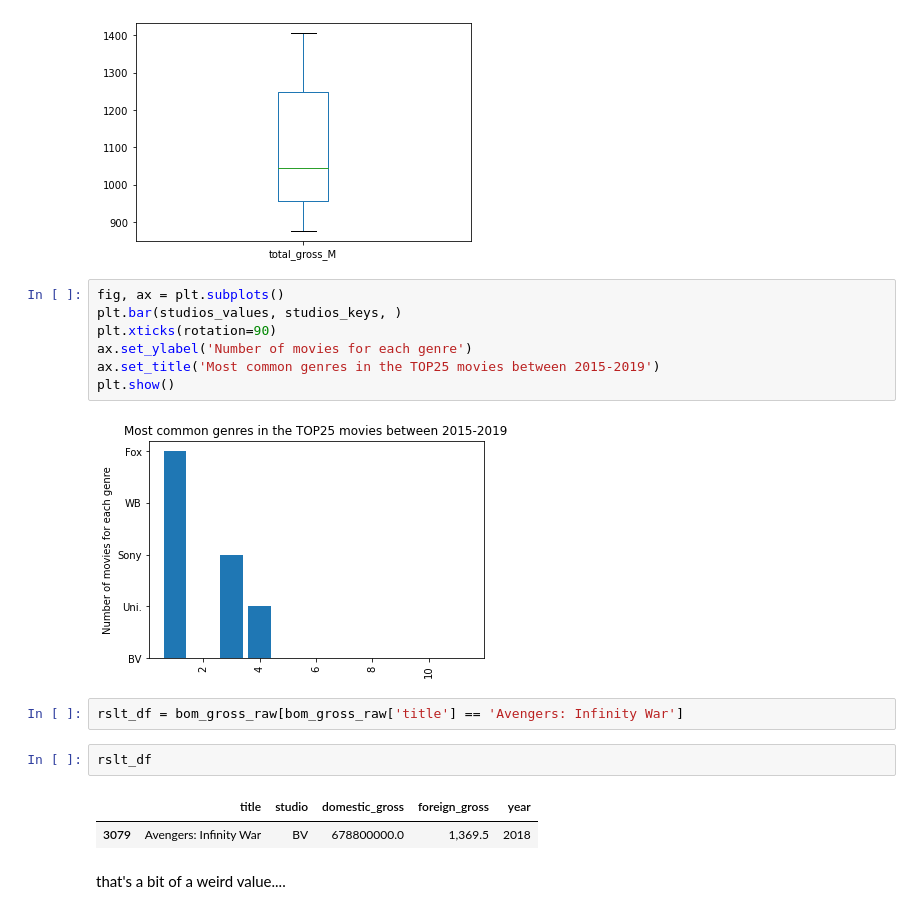
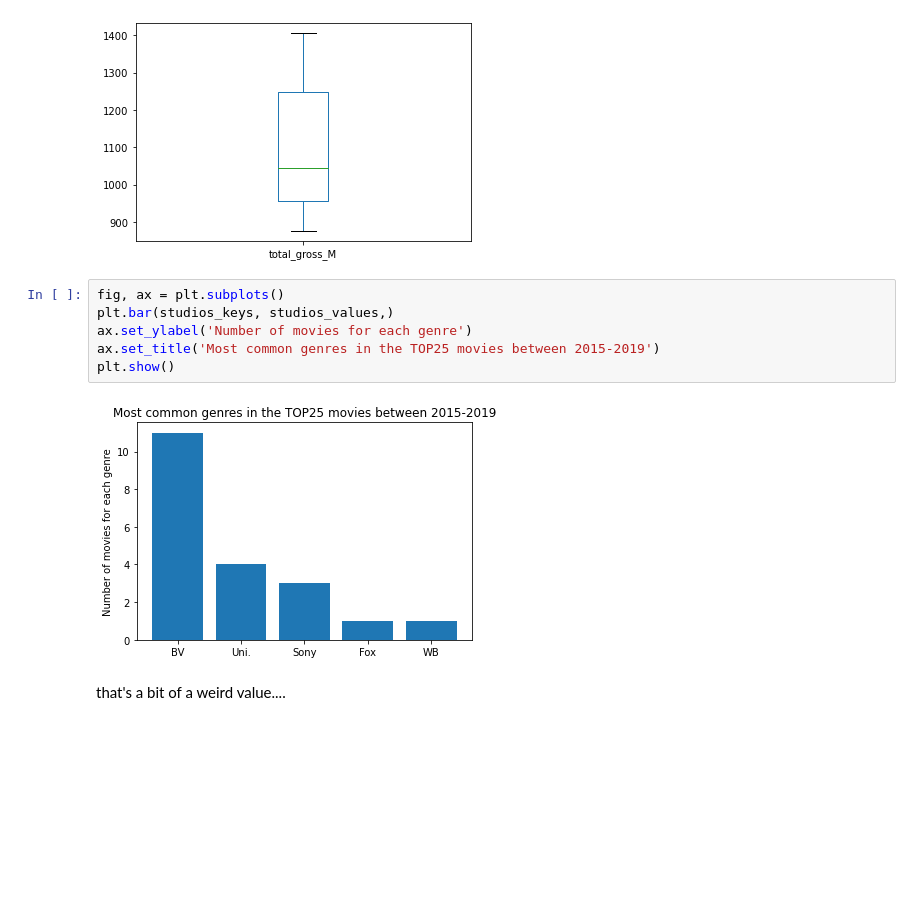
Before and after one commit to arecai/ari_first_attem, a Jupyter notebook: dsc-phase1-project-template.ipynb, the cells around one changed output. Cells and saved outputs as stored; diff of their text form; blank space fills up the shorter version.

```diff
--- a/dsc-phase1-project-template.ipynb
+++ b/dsc-phase1-project-template.ipynb
@@ -953,20 +889,12 @@ gross_top25['total_gross_M'].plot.box();
 [figure]
 # %%
 fig, ax = plt.subplots()
-plt.bar(studios_values, studios_keys, )
-plt.xticks(rotation=90)
+plt.bar(studios_keys, studios_values,)
 ax.set_ylabel('Number of movies for each genre')
 ax.set_title('Most common genres in the TOP25 movies between 2015-2019')
 plt.show()
 # %% [output]
-[figure, old version]
+[figure, new version]
-# %%
-rslt_df = bom_gross_raw[bom_gross_raw['title'] == 'Avengers: Infinity War']
-# %%
-rslt_df
-# %% [output]
-|  | title | studio | domestic_gross | foreign_gross | year |
-| 3079 | Avengers: Infinity War | BV | 678800000.0 | 1,369.5 | 2018 |
 # %% [markdown]
 that's a bit of a weird value....
 # %% [markdown]
```
Also changed, not shown: parts of 63 cells of this notebook.
